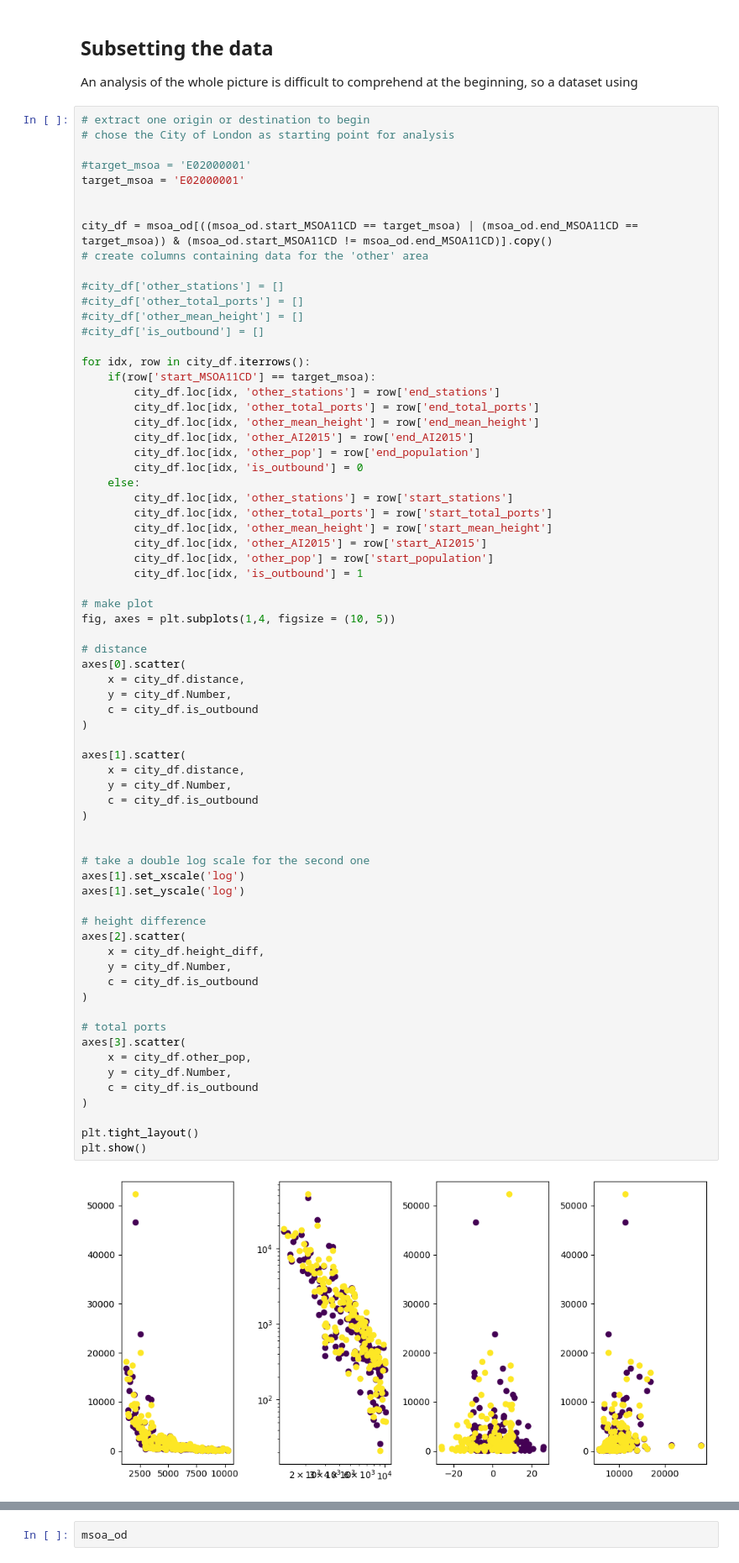
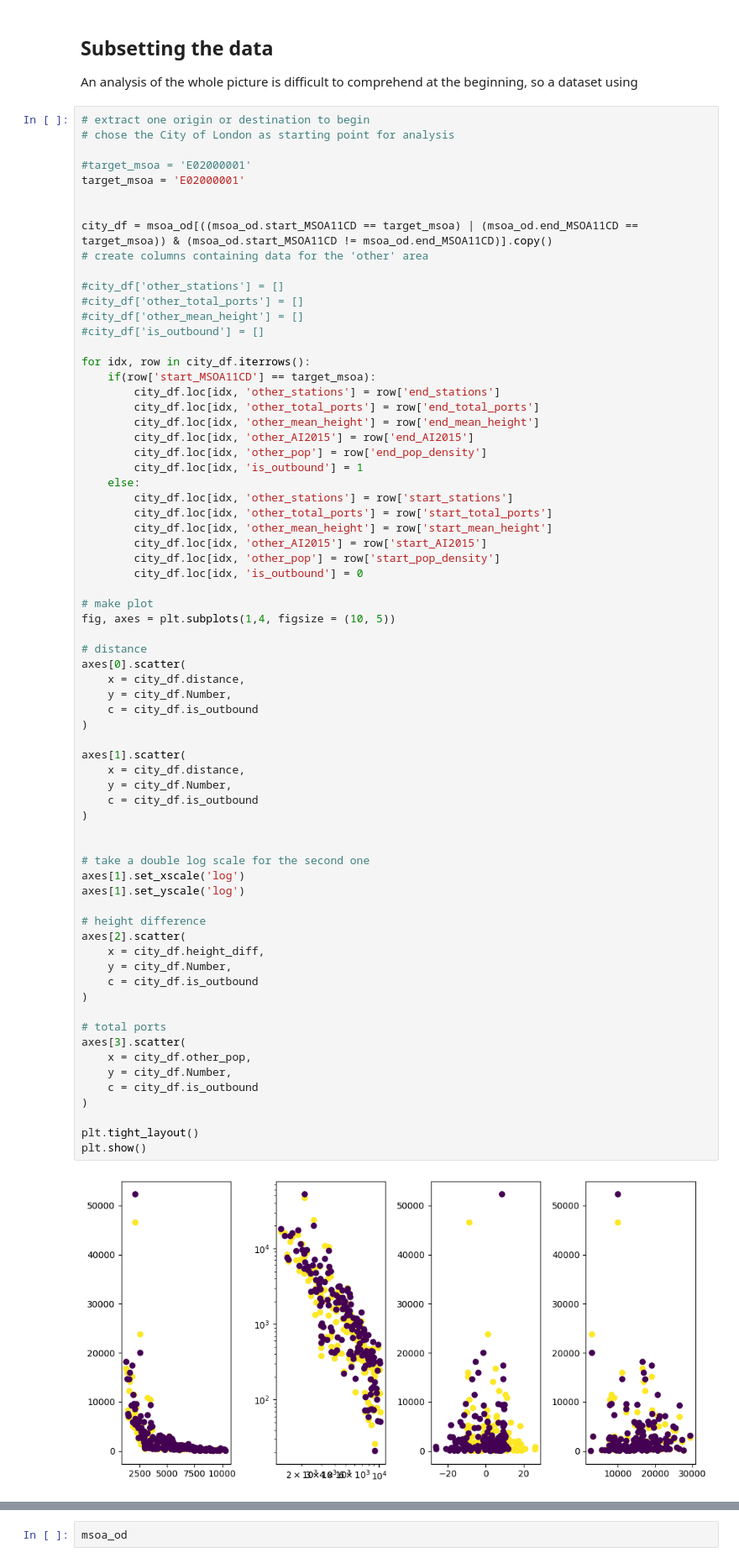
Before and after one commit to sokimura39/QM_Report, a Jupyter notebook: analysis.ipynb, the cells around one changed output, grey strips where cells are left out. Shown at 84% size. Cells and saved outputs as stored; diff of their text form.

```diff
--- a/analysis.ipynb
+++ b/analysis.ipynb
@@ -433,15 +453,15 @@ for idx, row in city_df.iterrows():
         city_df.loc[idx, 'other_total_ports'] = row['end_total_ports']
         city_df.loc[idx, 'other_mean_height'] = row['end_mean_height']
         city_df.loc[idx, 'other_AI2015'] = row['end_AI2015']
-        city_df.loc[idx, 'other_pop'] = row['end_population']
-        city_df.loc[idx, 'is_outbound'] = 0
+        city_df.loc[idx, 'other_pop'] = row['end_pop_density']
+        city_df.loc[idx, 'is_outbound'] = 1
     else:
         city_df.loc[idx, 'other_stations'] = row['start_stations']
         city_df.loc[idx, 'other_total_ports'] = row['start_total_ports']
         city_df.loc[idx, 'other_mean_height'] = row['start_mean_height']
         city_df.loc[idx, 'other_AI2015'] = row['start_AI2015']
-        city_df.loc[idx, 'other_pop'] = row['start_population']
-        city_df.loc[idx, 'is_outbound'] = 1
+        city_df.loc[idx, 'other_pop'] = row['start_pop_density']
+        city_df.loc[idx, 'is_outbound'] = 0
 
 # make plot
 fig, axes = plt.subplots(1,4, figsize = (10, 5))
@@ -454,34 +474,34 @@ axes[0].scatter(
 )
 
 axes[1].scatter(
     x = city_df.distance,
     y = city_df.Number,
     c = city_df.is_outbound
 )
 
 
 # take a double log scale for the second one
 axes[1].set_xscale('log')
 axes[1].set_yscale('log')
 
 # height difference
 axes[2].scatter(
     x = city_df.height_diff,
     y = city_df.Number,
     c = city_df.is_outbound
 )
 
 # total ports
 axes[3].scatter(
     x = city_df.other_pop,
     y = city_df.Number,
     c = city_df.is_outbound
 )
 
 plt.tight_layout()
 plt.show()
 # %% [output]
-[figure, old version]
+[figure, new version]
 # %%
 # check the power law behind distance
 
```
Also changed, not shown: parts of 31 cells of this notebook, 1 other file.
